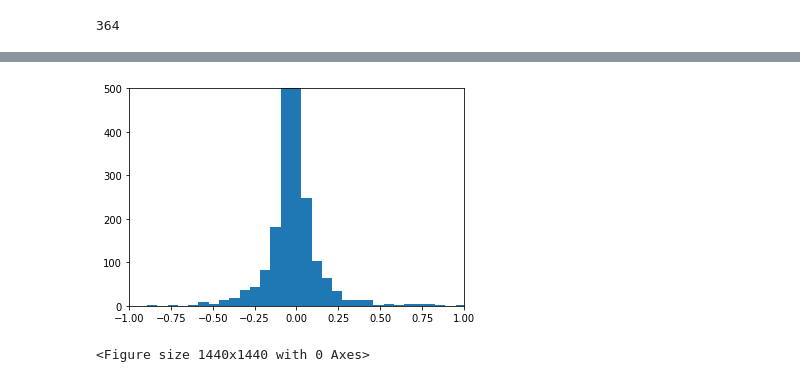
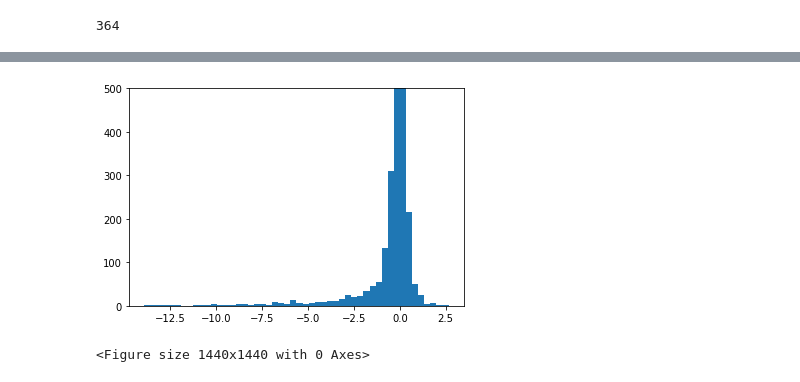
Before and after one commit to ArtemKamantsev/ConcurrentPointwiseRanking, a Jupyter notebook: 7_Task_GP.ipynb, the cells around one changed output, grey strips where cells are left out. Cells and saved outputs as stored; diff of their text form; code cells hidden in the pictures.

```diff
--- a/7_Task_GP.ipynb
+++ b/7_Task_GP.ipynb
@@ -130,5 +177,11 @@ def compare_estimator(estimator, data_base, data_concurrent_, labels_, k=10, r=3
 # %%
-def doc_concurrent_data(doc):
+def doc_concurrent_data(doc, binarize=False):
+    """
+    Convert list of candidates, to list of concurrent candidates
+    :arg doc - list of candidates in format of scipy.sparse.csr.csr_matrix
+    :arg binarize - whether to binarize each of concurrent candidates
+    :returns - list of concurrent candidates in format of scipy.sparse.csr.csr_matrix
+    """
     concurrent_list = []
     n = doc.shape[0]
     for idx, candidate in enumerate(doc):
@@ -136,7 +189,8 @@ def doc_concurrent_data(doc):
         concurrent_mask[idx] = False
         concurrent_candidates = doc[concurrent_mask]
         concurrent = concurrent_candidates.sum(axis=0)
-        # concurrent[concurrent > 0] = 1  # binarize matrix
+        if binarize:
+            concurrent[concurrent > 0] = 1
         concurrent = csr_matrix(concurrent)
         concurrent_list.append(concurrent)
 
@@ -181,0 +290,6 @@ result_log_reg
+# %%
+log_reg_base = LogisticRegression(penalty='l2', C=2, solver='liblinear')
+log_reg_concurrent = LogisticRegression(penalty='l2', C=10, solver='liblinear')
+result_log_reg_tuned = compare_estimators(CustomEstimator(log_reg_base), CustomEstimator(log_reg_concurrent), data, data_concurrent, labels, k=4, r=1)
+save(result_log_reg_tuned, 'result_log_reg_tuned.json')
+result_log_reg_tuned
@@ -182,4 +762,4 @@ result_log_reg
 # %%
-cv_results = result_log_reg['concurrent']
-best_estimator_idx = np.argmax(cv_results['precision mean'])
-best_estimator = cv_results['estimator'][best_estimator_idx]
+cv_results_concurrent = result_log_reg_tuned['concurrent']['cv_results']
+best_estimator_idx = np.argmax(cv_results_concurrent['test_precision'])
+best_estimator_concurrent = cv_results_concurrent['estimator'][best_estimator_idx]
@@ -196,15 +793,15 @@ header_coef_sorted[:10], header_coef_sorted[-10:]
 # %%
-c1 = best_estimator.model.coef_[0][:4135]
-c2 = best_estimator.model.coef_[0][4135:]
+c1 = best_estimator_concurrent.model.coef_[0][:2511]
+c2 = best_estimator_concurrent.model.coef_[0][2511:]
 count = 0
 total = 0
 for h, p1, p2 in zip(headers, c1, c2):
-    if p1 < -0.1:
+    if p1 < -3.3:
         total += 1
-        if p2 > 0:
+        if p2 > 11:
             count+=1
             # print(h, p1, p2)
-        else:
-            print(p1, p2)
+        # else:
+        #     print(p1, p2)
 print(count / total)
 # %% [output]
@@ -232,10 +836,10 @@ total
 # %%
 from matplotlib import pyplot as plt
-plt.hist(c1, bins=50,)
+plt.hist(c2, bins=50)
 plt.ylim(0, 500)
-plt.xlim(-1, 1)
+# plt.xlim(-1, 1)
 plt.figure(figsize=(20, 20))
 plt.show()
 # %% [output]
-[figure, old version]
+[figure, new version]
 <Figure size 1440x1440 with 0 Axes>
```
Also changed, not shown: parts of 49 cells of this notebook, 5 other files.
